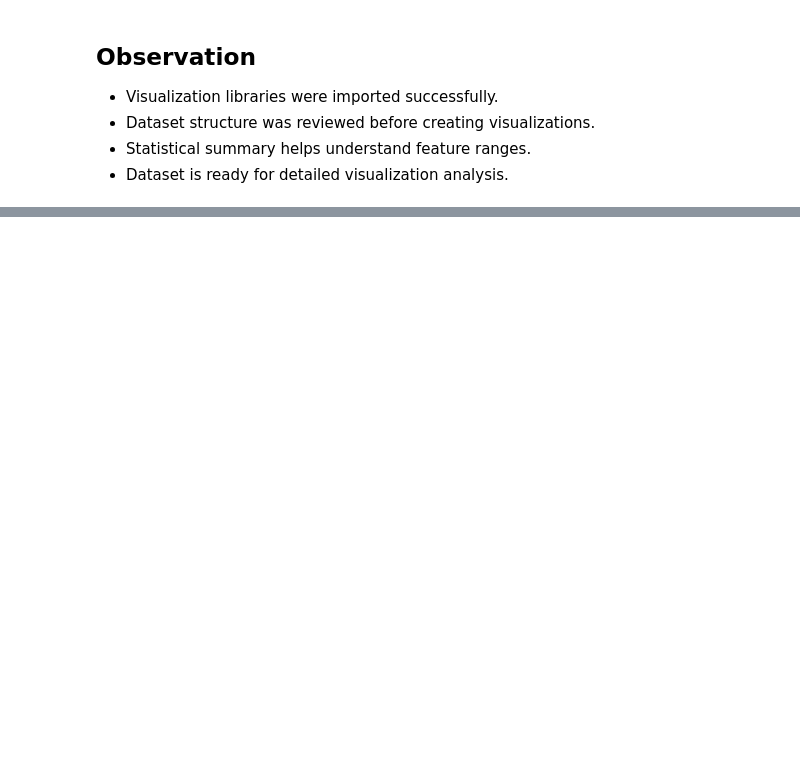
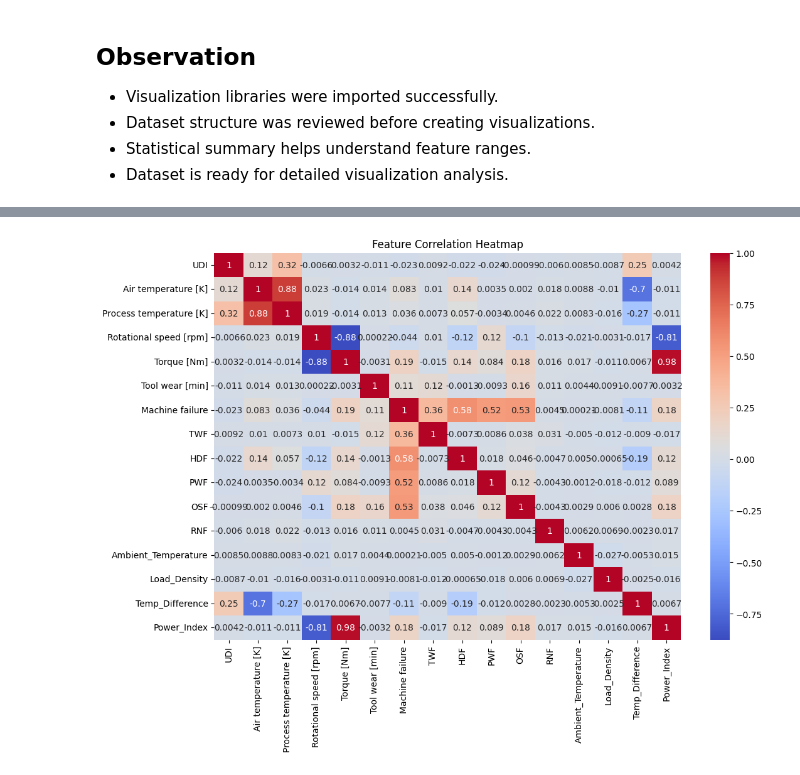
Before and after one commit to durgaanilcodes/predictive-maintenance, a Jupyter notebook: notebooks/eda_analysis (7).ipynb, the cells around one changed output, grey strips where cells are left out. Saved outputs shown, nothing was run; the diff lists cells and outputs as text; code cells hidden in the pictures; blank space fills up the shorter version.

Commit message:
Added correlation heatmap analysis

```diff
--- a/notebooks/eda_analysis (6).ipynb
+++ b/notebooks/eda_analysis (7).ipynb
@@ -162,0 +165,3 @@ df.describe()
+# %%
+numeric_df = df.select_dtypes(include=['int64','float64'])
+numeric_df.head()
@@ -162,0 +175,3 @@ df.describe()
+# %%
+correlation = numeric_df.corr()
+correlation
@@ -162,0 +196,11 @@ df.describe()
+# %%
+plt.figure(figsize=(12,8))
+sns.heatmap(
+    correlation,
+    annot=True,
+    cmap="coolwarm"
+)
+plt.title("Feature Correlation Heatmap")
+plt.show()
+# %% [output]
+[figure, added]
```
Also changed, not shown: parts of 4 cells of this notebook.
